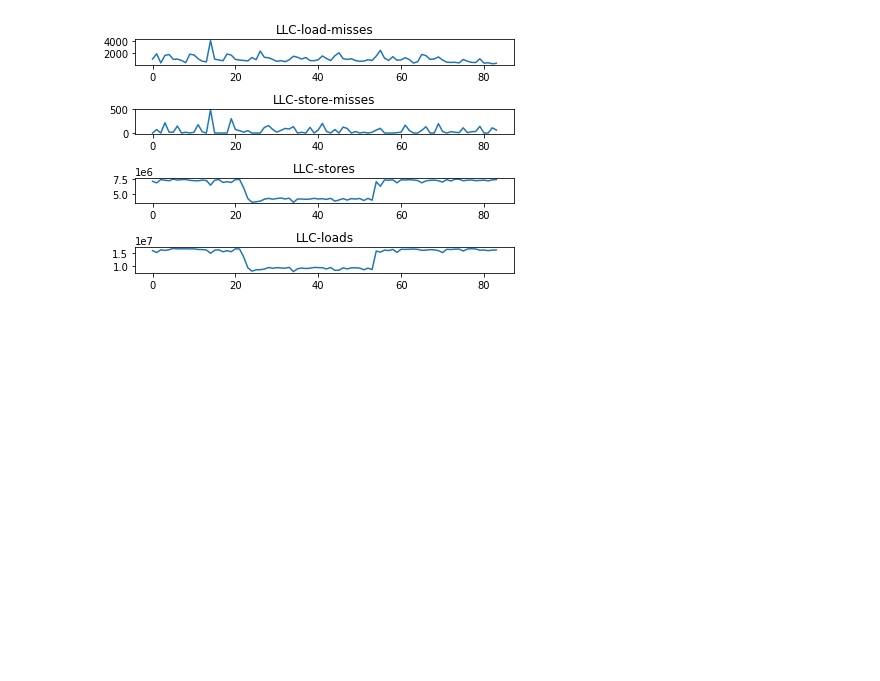
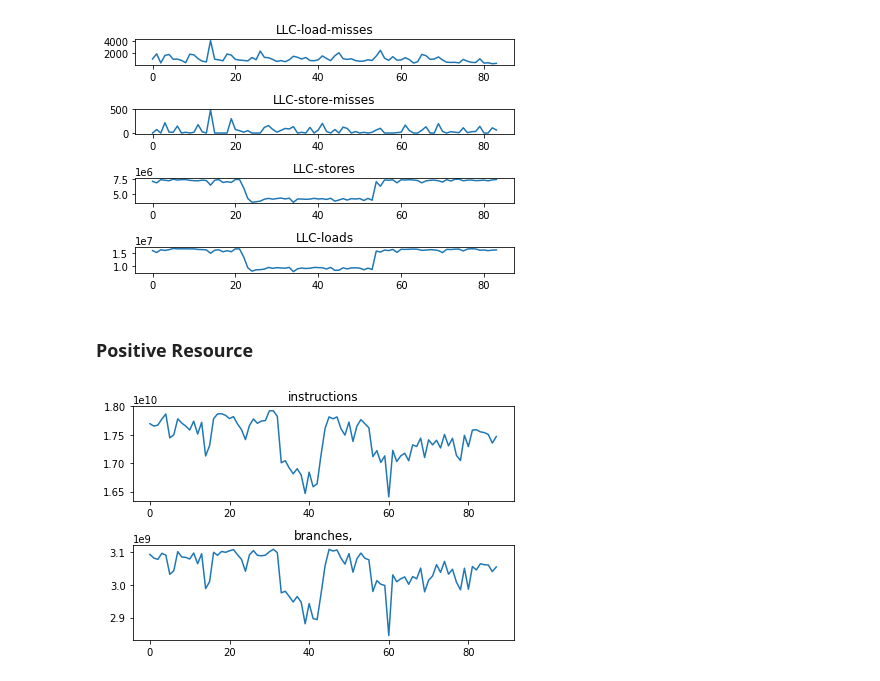
Before and after one commit to theleos88/ml-for-highspeed-networks, a Jupyter notebook: data/analysis/Data-analysis.ipynb, the cells around one changed output. Cells and saved outputs as stored; diff of their text form; code cells hidden in the pictures; blank space fills up the shorter version.

```diff
--- a/data/analysis/Data-analysis.ipynb
+++ b/data/analysis/Data-analysis.ipynb
@@ -172,3 +172,9 @@ plot_stats(["dTLB-stores", "dTLB-load-misses", "dTLB-store-misses"], "l2fwd-stre
 plot_stats(["LLC-load-misses", "LLC-store-misses", "LLC-stores", "LLC-loads"], "l2fwd-stress.csv")
 # %% [output]
 [figure]
+# %% [markdown]
+### Positive Resource
+# %%
+plot_stats(["instructions", "branches,"], "fastclick-positive-resource.csv")
+# %% [output]
+[figure, added]
```
Also changed, not shown: parts of 15 cells of this notebook, 3 other files.
